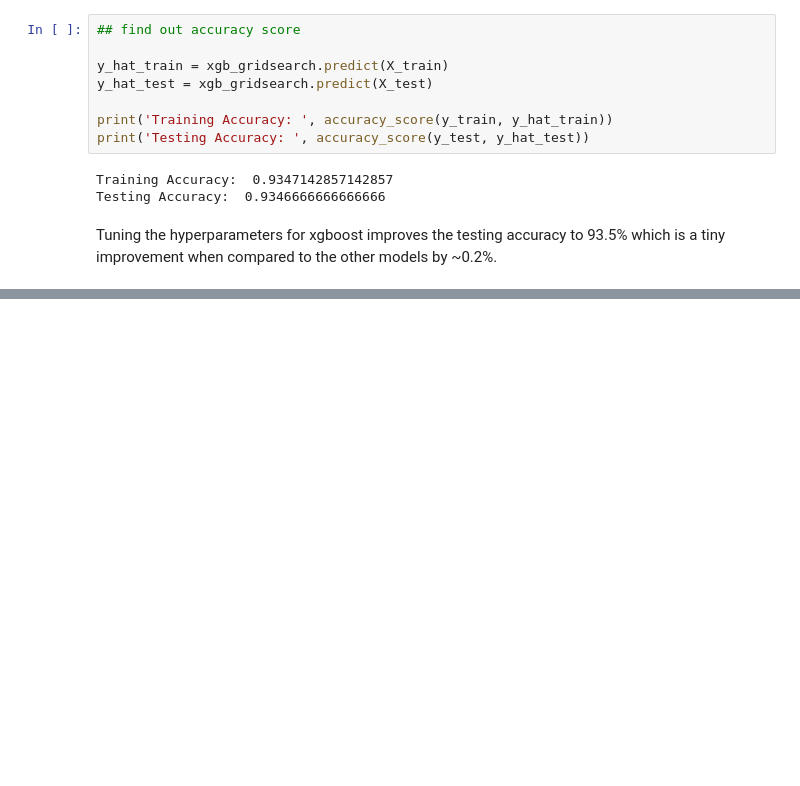
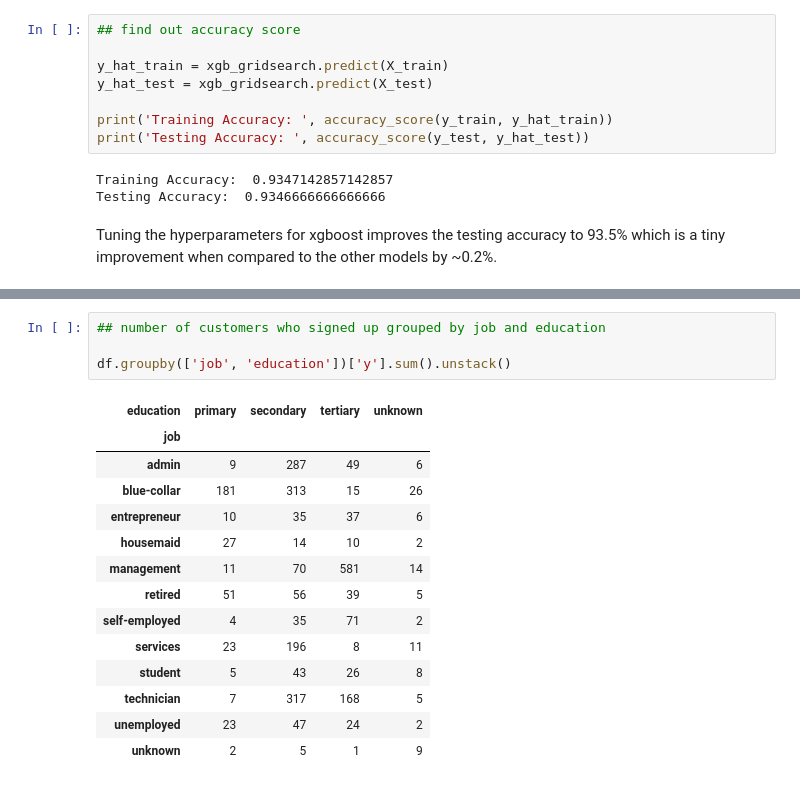
Before and after one commit to c-woo/Term-Deposit-Marketing, a Jupyter notebook: hEKjo7ytguAZ49JN.ipynb, the cells around one changed output, grey strips where cells are left out. Saved outputs shown, nothing was run; the diff lists cells and outputs as text; blank space fills up the shorter version.

```diff
--- a/hEKjo7ytguAZ49JN.ipynb
+++ b/hEKjo7ytguAZ49JN.ipynb
@@ -619,0 +651,19 @@ Tuning the hyperparameters for xgboost improves the testing accuracy to 93.5% wh
+# %%
+## number of customers who signed up grouped by job and education
+
+df.groupby(['job', 'education'])['y'].sum().unstack()
+# %% [output]
+| education | primary | secondary | tertiary | unknown |
+| job |  |  |  |  |
+| admin | 9 | 287 | 49 | 6 |
+| blue-collar | 181 | 313 | 15 | 26 |
+| entrepreneur | 10 | 35 | 37 | 6 |
+| housemaid | 27 | 14 | 10 | 2 |
+| management | 11 | 70 | 581 | 14 |
+| retired | 51 | 56 | 39 | 5 |
+| self-employed | 4 | 35 | 71 | 2 |
+| services | 23 | 196 | 8 | 11 |
+| student | 5 | 43 | 26 | 8 |
+| technician | 7 | 317 | 168 | 5 |
+| unemployed | 23 | 47 | 24 | 2 |
+| unknown | 2 | 5 | 1 | 9 |
```
Also changed, not shown: parts of 24 cells of this notebook.
